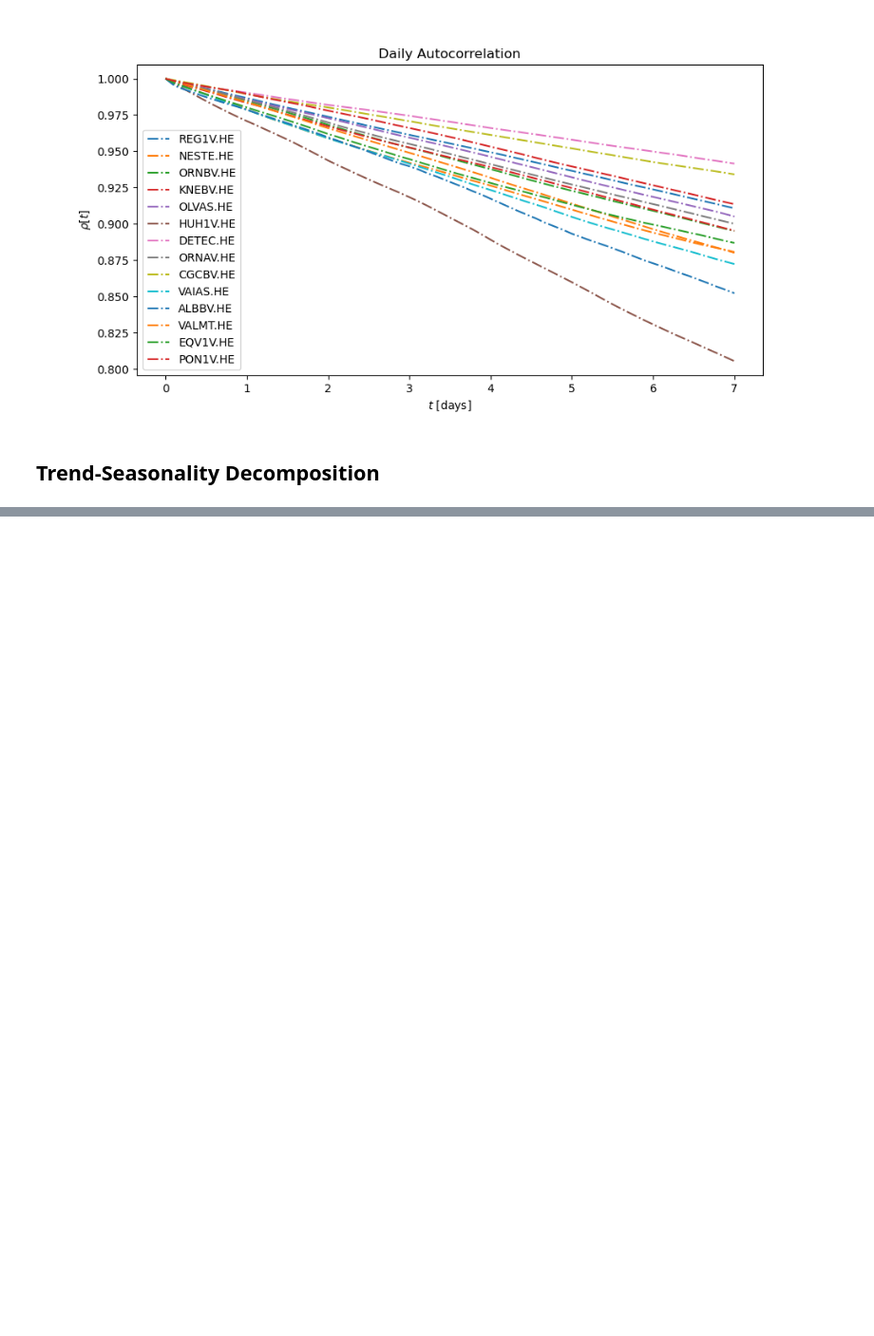
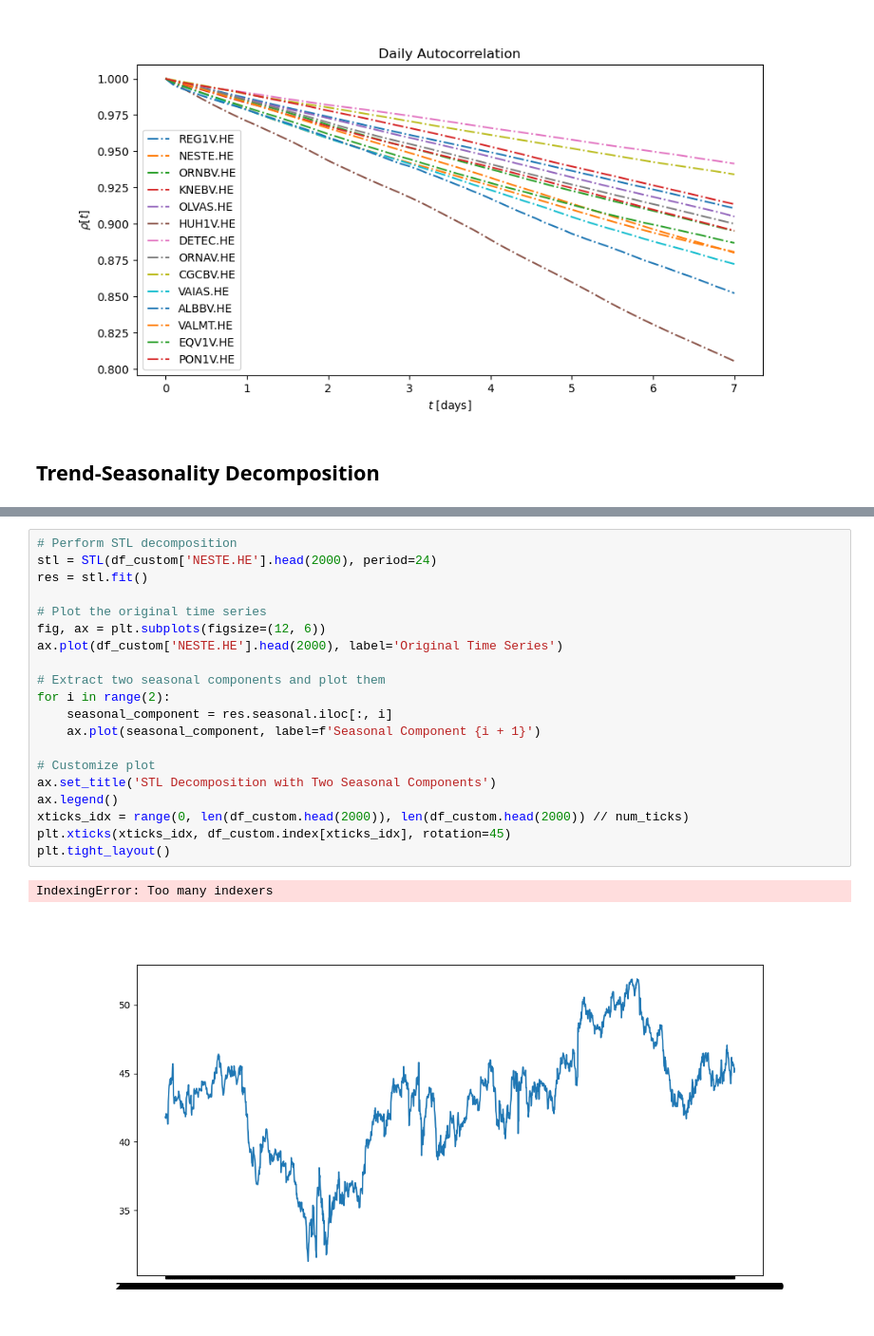
Before and after one commit to ilmari99/stonk-prediction, a Jupyter notebook: data_visualization.ipynb, the cells around one changed output, grey strips where cells are left out. Shown at 95% size. Cells and saved outputs as stored; diff of their text form; blank space fills up the shorter version.

```diff
--- a/data_visualization.ipynb
+++ b/data_visualization.ipynb
@@ -145,3 +145,26 @@ fig.savefig("./figures/seasonality.png")
 #plt.close()
 # %% [output]
 [figure]
+# %%
+# Perform STL decomposition
+stl = STL(df_custom['NESTE.HE'].head(2000), period=24)
+res = stl.fit()
+
+# Plot the original time series
+fig, ax = plt.subplots(figsize=(12, 6))
+ax.plot(df_custom['NESTE.HE'].head(2000), label='Original Time Series')
+
+# Extract two seasonal components and plot them
+for i in range(2):
+    seasonal_component = res.seasonal.iloc[:, i]
+    ax.plot(seasonal_component, label=f'Seasonal Component {i + 1}')
+
+# Customize plot
+ax.set_title('STL Decomposition with Two Seasonal Components')
+ax.legend()
+xticks_idx = range(0, len(df_custom.head(2000)), len(df_custom.head(2000)) // num_ticks)
+plt.xticks(xticks_idx, df_custom.index[xticks_idx], rotation=45)
+plt.tight_layout()
+# %% [output]
+IndexingError: Too many indexers
+[figure, added]
```
Also changed, not shown: parts of 1 cell of this notebook, 3 other files.
